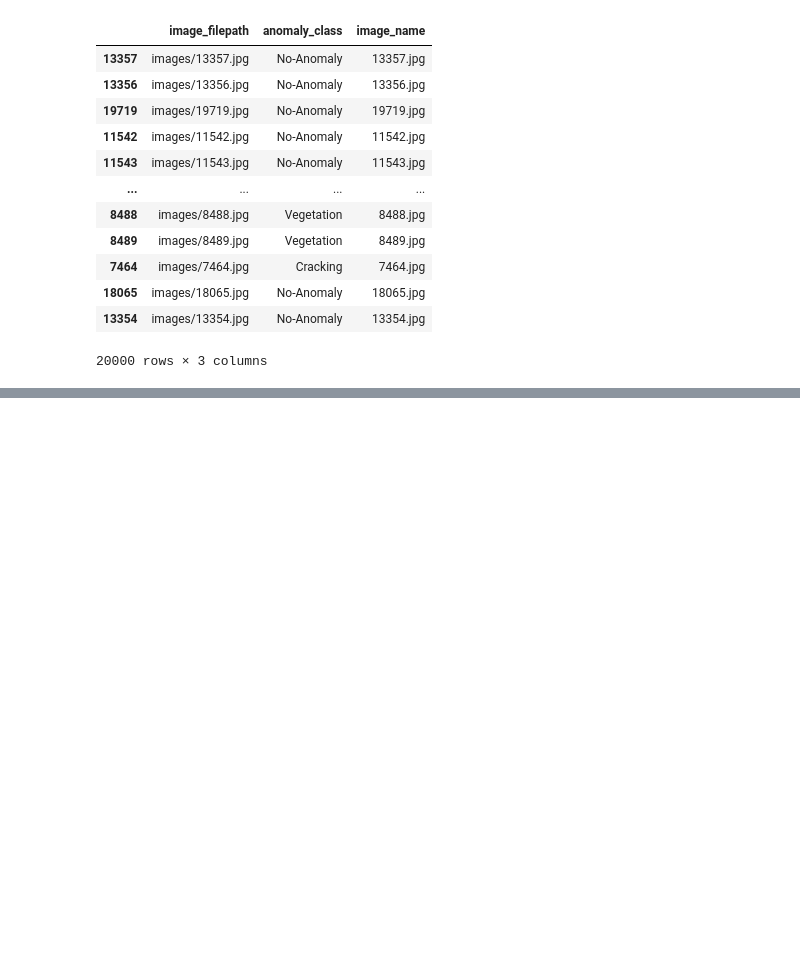
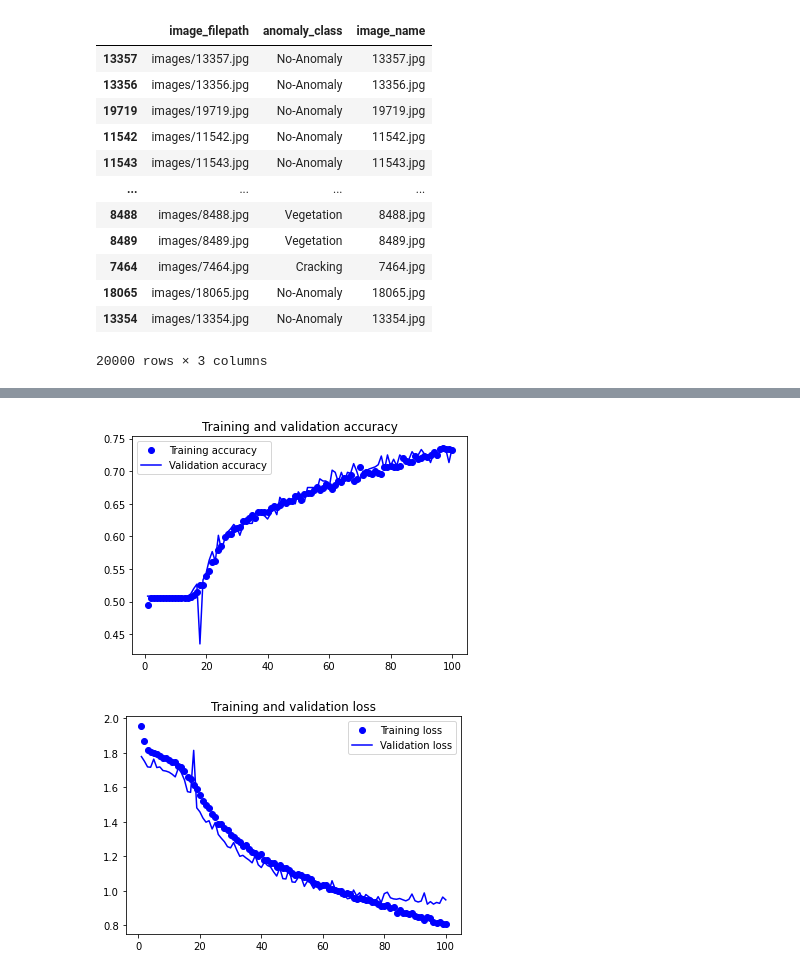
Before and after one commit to regiiis/dlv_group_project, a Jupyter notebook: DLV_Felix.ipynb, the cells around one changed output, grey strips where cells are left out. Cells and saved outputs as stored; diff of their text form; code cells hidden in the pictures; blank space fills up the shorter version.

```diff
--- a/DLV_Felix.ipynb
+++ b/DLV_Felix.ipynb
@@ -28,7 +28,7 @@ drive.mount('/content/drive')
 # %% [output]
 Mounted at /content/drive
 # %%
-df = pd.read_json("/content/drive/MyDrive/InfraredSolarModules/module_metadata.json",orient="index")
+df = pd.read_json("/content/InfraredSolarModules/module_metadata.json",orient="index")
 df
 # %% [output]
 |  | image_filepath | anomaly_class |
@@ -62,9 +62,13 @@ df
 | 13354 | images/13354.jpg | No-Anomaly | 13354.jpg |
 20000 rows × 3 columns
 # %%
-train_df=df.sample(frac=0.8,random_state=200) # random state is a seed value
-validation_df=df.drop(train_df.index)
+reduced_df=df.sample(frac=0.3,random_state=200) # random state is a seed value
+train_df=reduced_df.sample(frac=0.8,random_state=200) # random state is a seed value
+validation_test_df=reduced_df.drop(train_df.index)
+validation_df=validation_test_df.sample(frac=0.5,random_state=200)
+test_df=validation_test_df.drop(validation_df.index)
 print(train_df.info())
-validation_df.info()
+print(validation_df.info())
+test_df.info()
 # %% [output]
 <class 'pandas.core.frame.DataFrame'>
@@ -86,0 +178,6 @@ memory usage: 125.0+ KB
+# %%
+history = model_1.fit(
+    train_generator,
+    epochs = 100,
+    validation_data = validation_generator
+ )
@@ -86,0 +202,19 @@ memory usage: 125.0+ KB
+# %%
+accuracy = history.history["accuracy"]
+val_accuracy = history.history["val_accuracy"]
+loss = history.history["loss"]
+val_loss = history.history["val_loss"]
+epochs = range(1, len(accuracy) + 1)
+plt.plot(epochs, accuracy, "bo", label="Training accuracy")
+plt.plot(epochs, val_accuracy, "b", label="Validation accuracy")
+plt.title("Training and validation accuracy")
+plt.legend()
+plt.figure()
+plt.plot(epochs, loss, "bo", label="Training loss")
+plt.plot(epochs, val_loss, "b", label="Validation loss")
+plt.title("Training and validation loss")
+plt.legend()
+plt.show()
+# %% [output]
+[figure, added]
+[figure, added]
```
Also changed, not shown: parts of 14 cells of this notebook, 1 other file.
